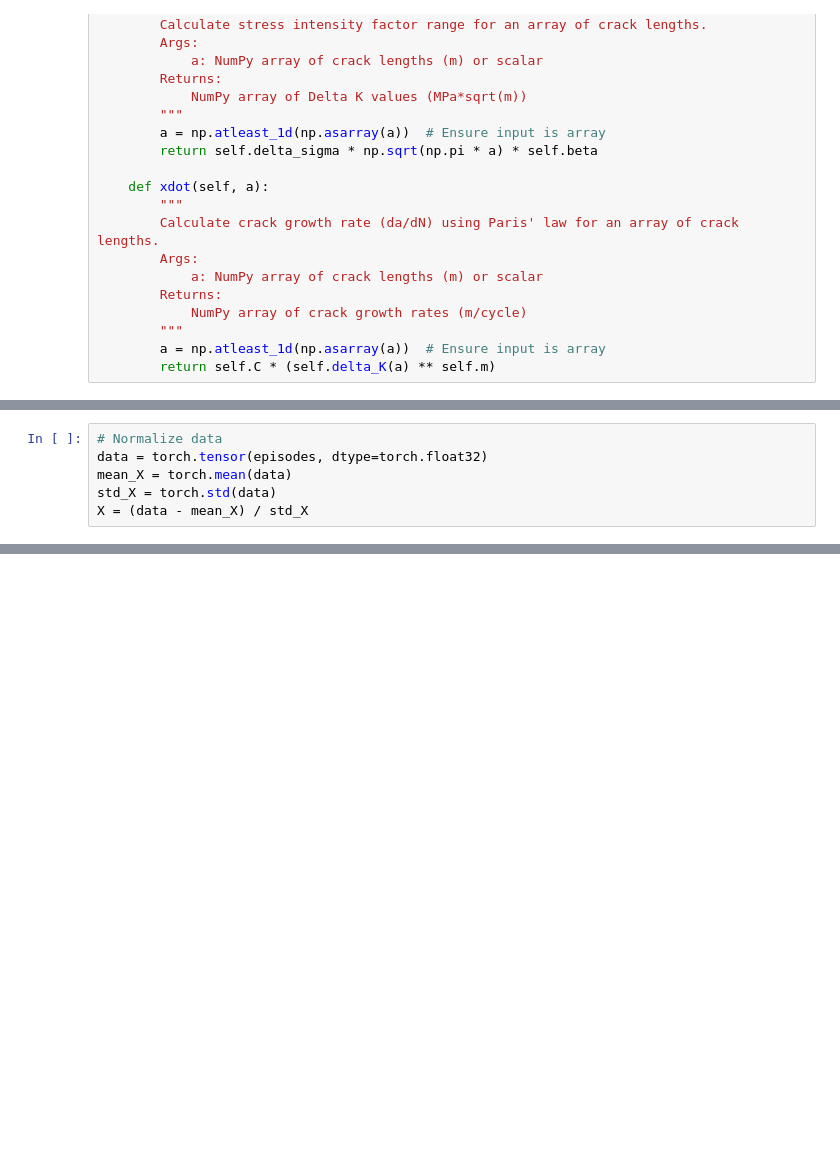
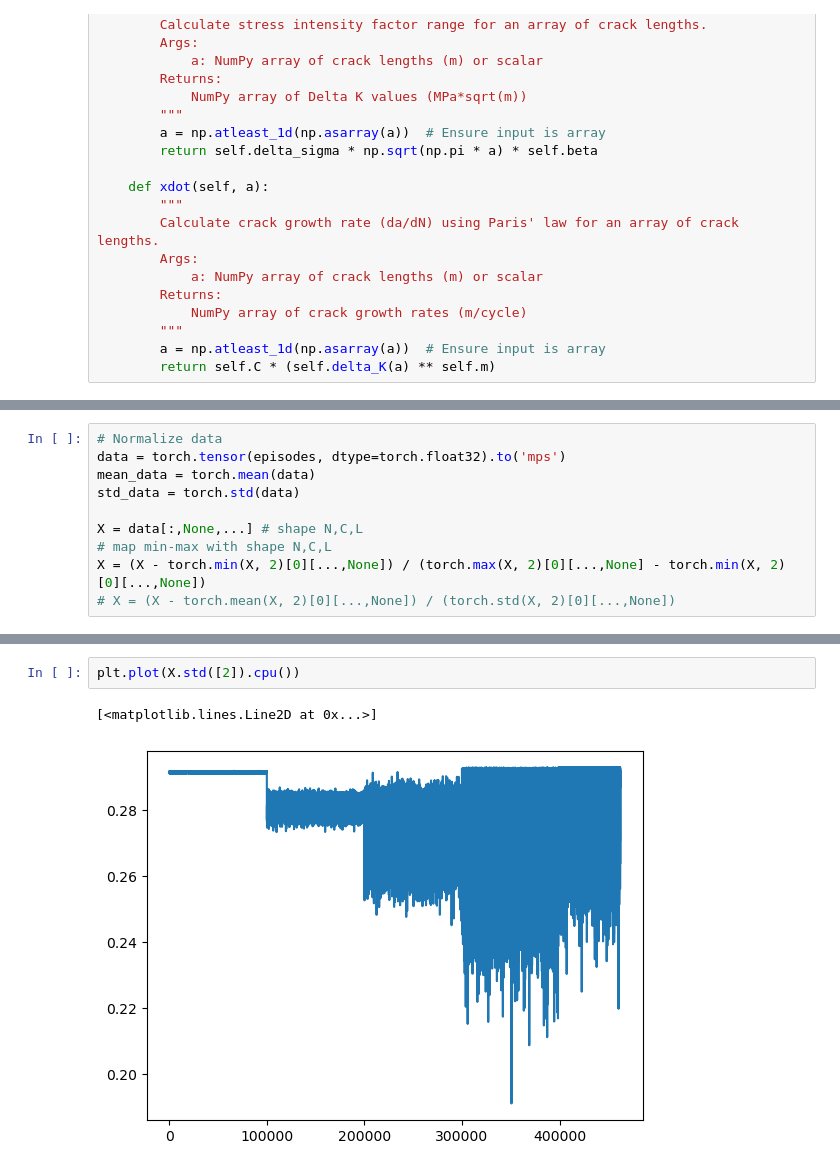
Before and after one commit to seyedasadzadeh/degradation-diffusion, a Jupyter notebook: learner.ipynb, the cells around one changed output, grey strips where cells are left out. Cells and saved outputs as stored; diff of their text form; blank space fills up the shorter version.

```diff
--- a/learner.ipynb
+++ b/learner.ipynb
@@ -105,6 +131,10 @@ plt.show()
 # %%
 # Normalize data
-data = torch.tensor(episodes, dtype=torch.float32)
-mean_X = torch.mean(data)
-std_X = torch.std(data)
-X = (data - mean_X) / std_X
+data = torch.tensor(episodes, dtype=torch.float32).to('mps')
+mean_data = torch.mean(data)
+std_data = torch.std(data)
+
+X = data[:,None,...] # shape N,C,L
+# map min-max with shape N,C,L
+X = (X - torch.min(X, 2)[0][...,None]) / (torch.max(X, 2)[0][...,None] - torch.min(X, 2)[0][...,None])
+# X = (X - torch.mean(X, 2)[0][...,None]) / (torch.std(X, 2)[0][...,None])
@@ -234,0 +419,5 @@ plt.plot(X[:5].T)
+# %%
+plt.plot(X.std([2]).cpu())
+# %% [output]
+[<matplotlib.lines.Line2D at 0x...>]
+[figure, added]
```
Also changed, not shown: parts of 23 cells of this notebook.
